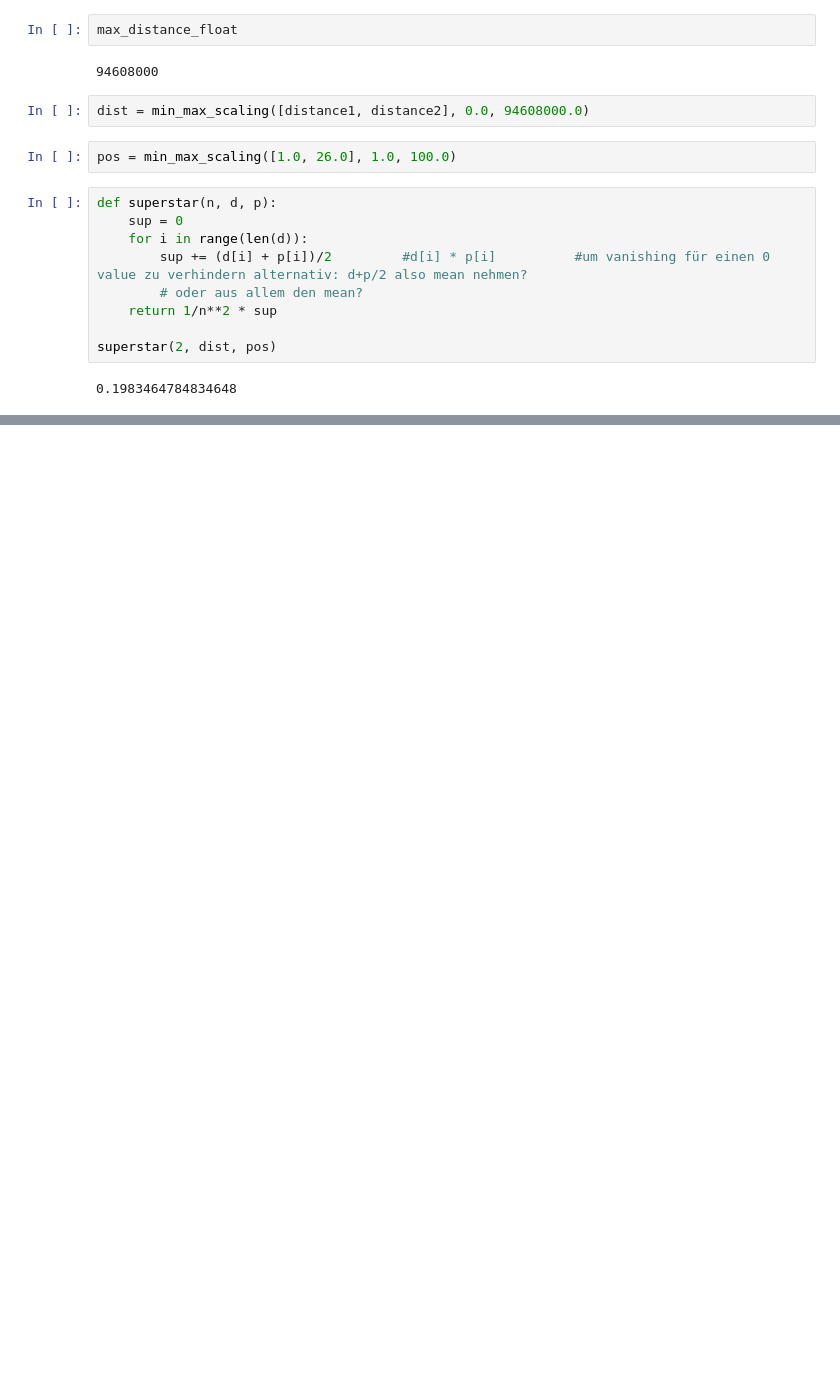
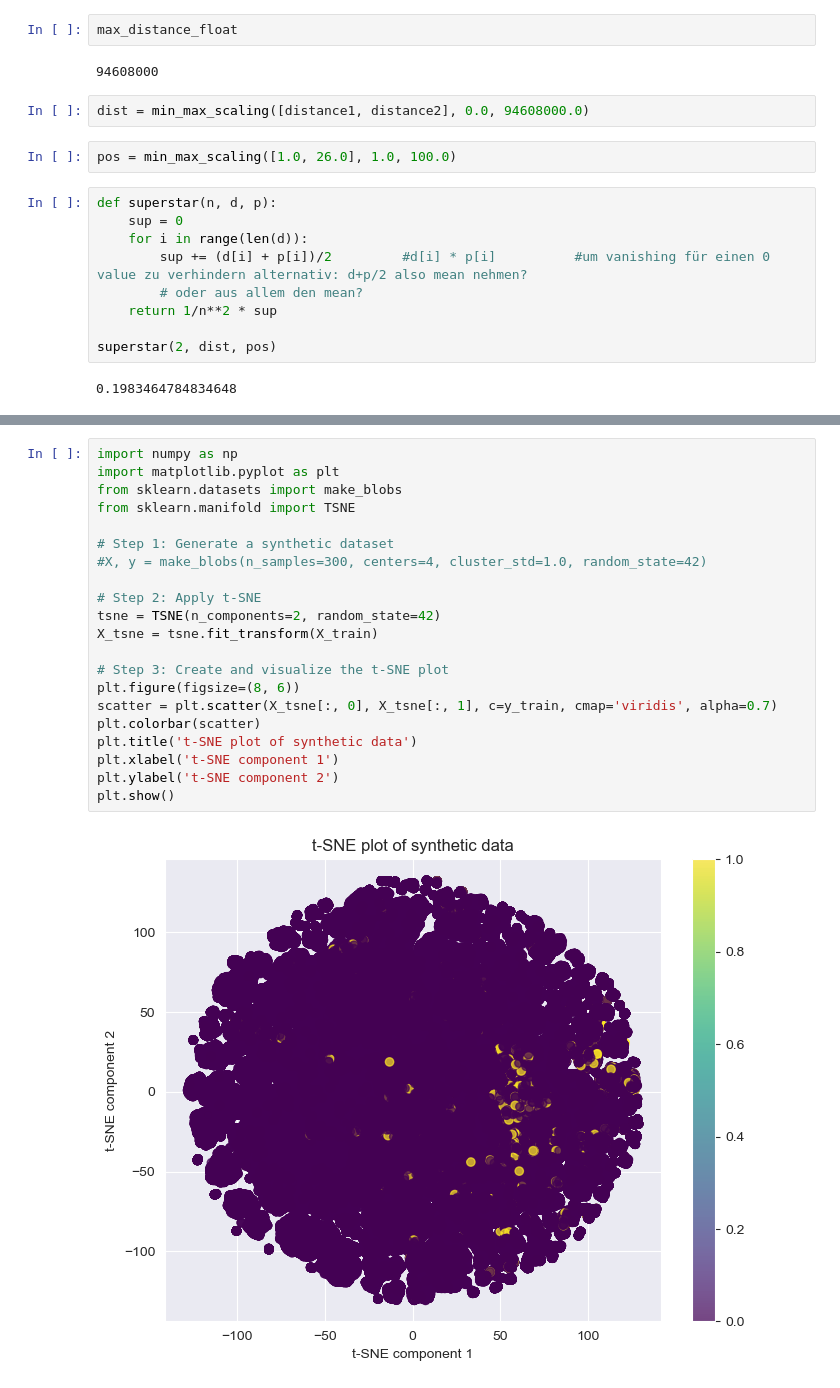
Before and after one commit to l4vd/Ba_first_tries, a Jupyter notebook: models/Original_MLP/try.ipynb, the cells around one changed output, grey strips where cells are left out. Cells and saved outputs as stored; diff of their text form; blank space fills up the shorter version.

Commit message:
+ tsne representation of clusters included

```diff
--- a/models/Original_MLP/try.ipynb
+++ b/models/Original_MLP/try.ipynb
@@ -991,0 +1083,23 @@ superstar(2, dist, pos)
+# %%
+import numpy as np
+import matplotlib.pyplot as plt
+from sklearn.datasets import make_blobs
+from sklearn.manifold import TSNE
+
+# Step 1: Generate a synthetic dataset
+#X, y = make_blobs(n_samples=300, centers=4, cluster_std=1.0, random_state=42)
+
+# Step 2: Apply t-SNE
+tsne = TSNE(n_components=2, random_state=42)
+X_tsne = tsne.fit_transform(X_train)
+
+# Step 3: Create and visualize the t-SNE plot
+plt.figure(figsize=(8, 6))
+scatter = plt.scatter(X_tsne[:, 0], X_tsne[:, 1], c=y_train, cmap='viridis', alpha=0.7)
+plt.colorbar(scatter)
+plt.title('t-SNE plot of synthetic data')
+plt.xlabel('t-SNE component 1')
+plt.ylabel('t-SNE component 2')
+plt.show()
+# %% [output]
+[figure, added]
```
Also changed, not shown: parts of 7 cells of this notebook.
